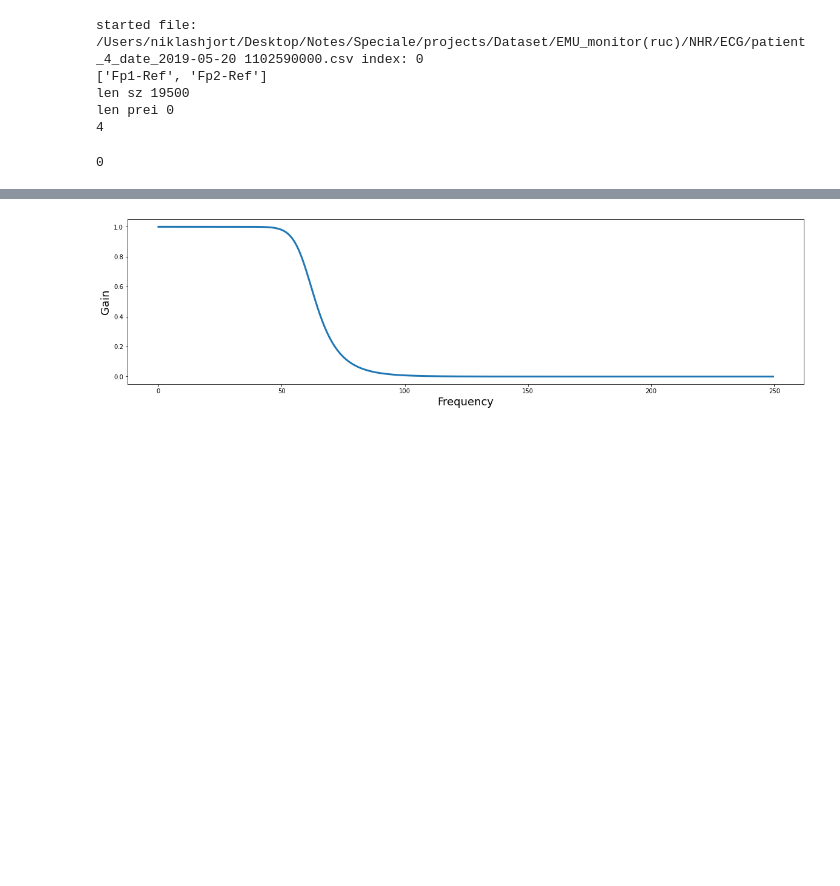
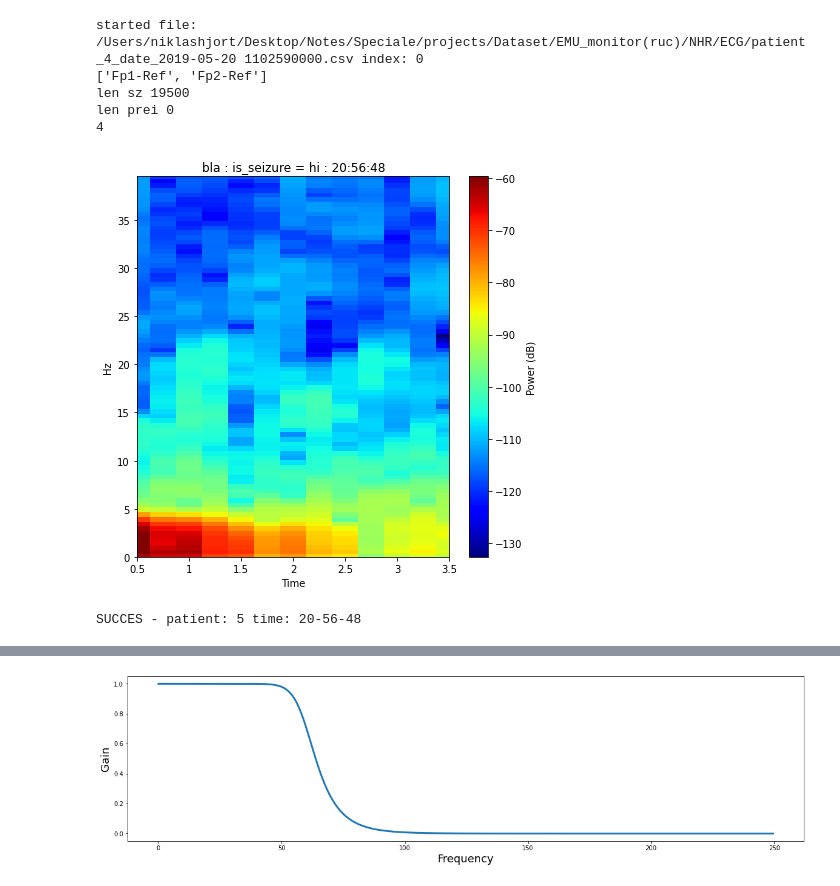
Before and after one commit to nikl1425/DeepLearning_Master, a Jupyter notebook: DataHandling/Køge/Jupyter/ECG_Spectrogram_playground.ipynb, the cells around one changed output, grey strips where cells are left out. Cells and saved outputs as stored; diff of their text form; code cells hidden in the pictures; blank space fills up the shorter version.

```diff
--- a/DataHandling/Køge/Jupyter/ECG_Spectrogram_playground.ipynb
+++ b/DataHandling/Køge/Jupyter/ECG_Spectrogram_playground.ipynb
@@ -339,8 +338,3 @@ started file: /Users/niklashjort/Desktop/Notes/Speciale/projects/Dataset/EMU_mon
 len sz 19500
 len prei 0
 4
-# %%
-
-gc.collect()
-# %% [output]
-0
@@ -347 +369,8 @@ gc.collect()
+# %%
+sys.path.append("/Users/niklashjort/Desktop/Notes/Speciale/projects/DataHandling/Køge/")
+from spectrogram_proj.spectrogram import multitaper_spec_save_to_folder
+multitaper_spec_save_to_folder(channel="bla", patient=5, patient_state="hi", save_path="", index=1, win=sz_win[10], decorate=True)
+# %% [output]
+[figure, added]
+SUCCES - patient: 5 time: 20-56-48
 # %%
```
Also changed, not shown: parts of 53 cells of this notebook, 14 other files.
